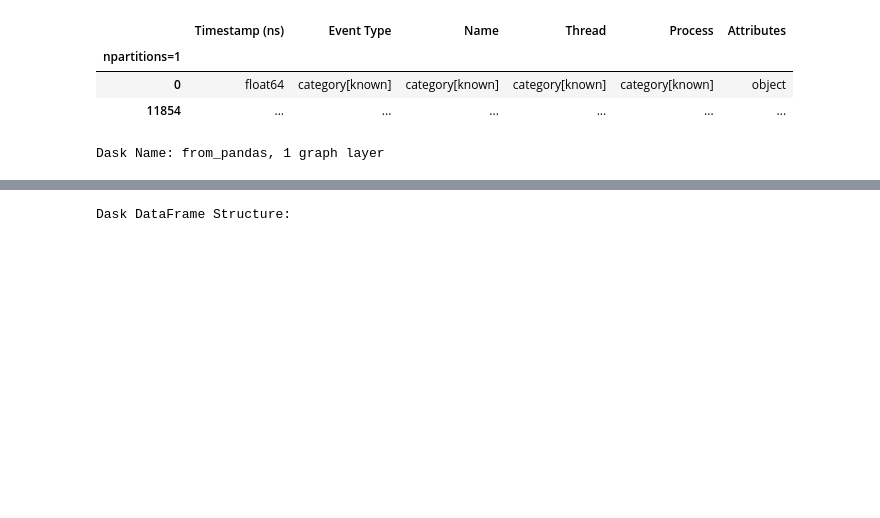
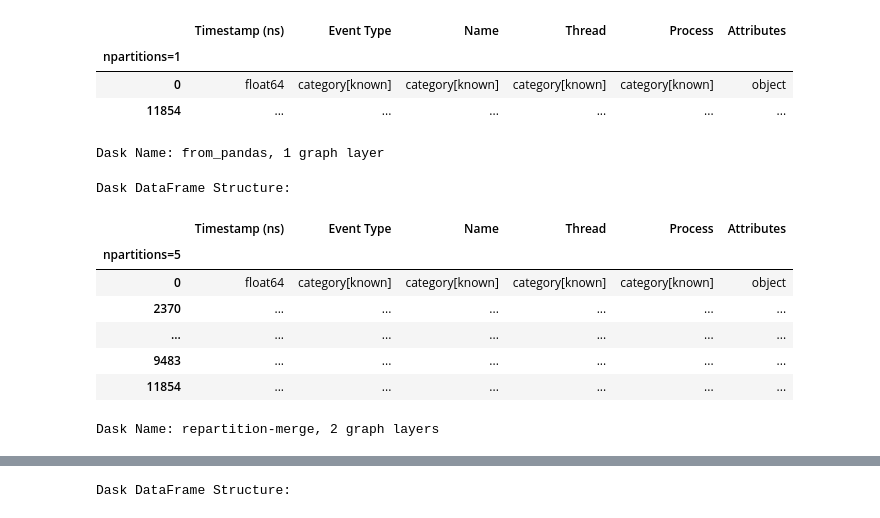
Before and after one commit to hpcgroup/pipit, a Jupyter notebook: docs/examples/dask-example.ipynb, the cells around one changed output, grey strips where cells are left out. Cells and saved outputs as stored; diff of their text form; code cells hidden in the pictures; blank space fills up the shorter version.

```diff
--- a/docs/examples/dask-example.ipynb
+++ b/docs/examples/dask-example.ipynb
@@ -24,3 +28,17 @@ Dask DataFrame Structure:
 | 0 | float64 | category[known] | category[known] | category[known] | category[known] | object |
 | 11854 | ... | ... | ... | ... | ... | ... |
 Dask Name: from_pandas, 1 graph layer
+# %%
+df = df.repartition(npartitions=5)
+# %%
+df
+# %% [output]
+Dask DataFrame Structure:
+|  | Timestamp (ns) | Event Type | Name | Thread | Process | Attributes |
+| npartitions=5 |  |  |  |  |  |  |
+| 0 | float64 | category[known] | category[known] | category[known] | category[known] | object |
+| 2370 | ... | ... | ... | ... | ... | ... |
+| ... | ... | ... | ... | ... | ... | ... |
+| 9483 | ... | ... | ... | ... | ... | ... |
+| 11854 | ... | ... | ... | ... | ... | ... |
+Dask Name: repartition-merge, 2 graph layers
```
Also changed, not shown: parts of 2 cells of this notebook, 1 other file.
